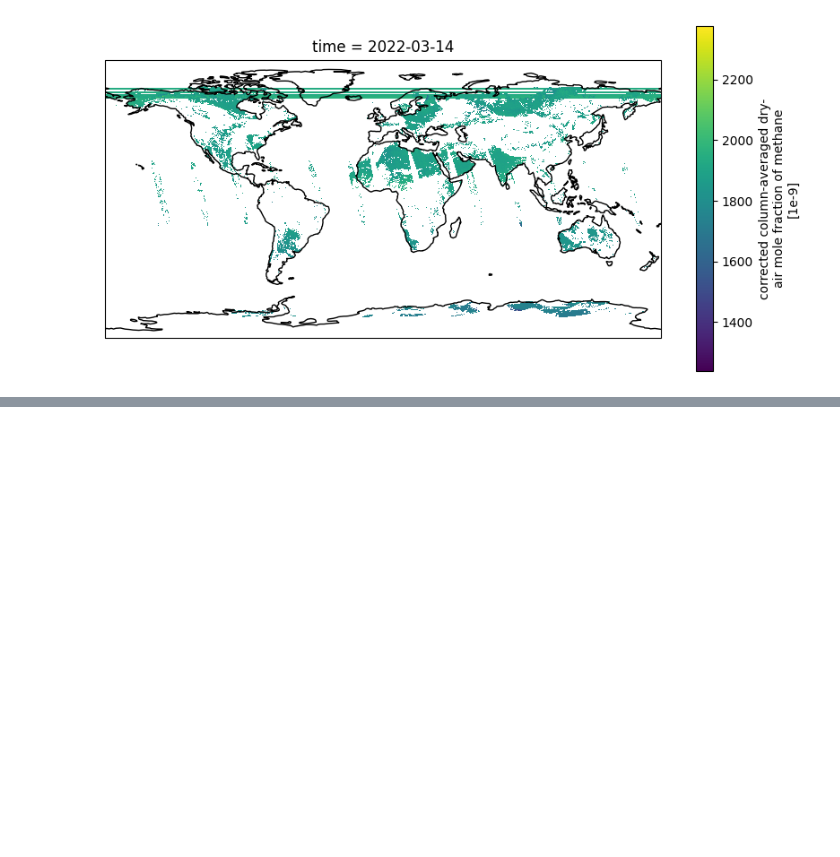
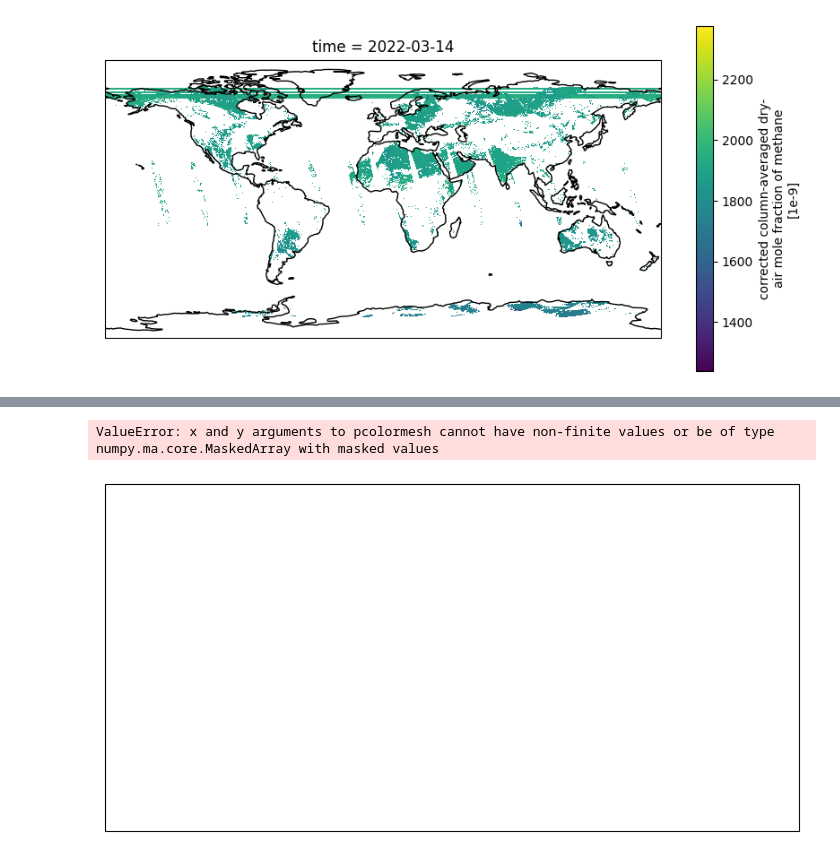
Before and after one commit to AronnePiperno/Air-Quality-Monitoring-Platform, a Jupyter notebook: globtest.ipynb, the cells around one changed output, grey strips where cells are left out. Cells and saved outputs as stored; diff of their text form; code cells hidden in the pictures; blank space fills up the shorter version.

```diff
--- a/globtest.ipynb
+++ b/globtest.ipynb
@@ -145,2 +145,2 @@ Data variables:
 # %%
-db_sel = db.sel(time='2023-05-14T21:00:00.000000000', method="nearest")
+db_sel = db.sel(time='2023-04-5T12:00:00.000000000', method="nearest")
@@ -148,0 +170,14 @@ InvalidIndexError: Reindexing only valid with uniquely valued Index objects
+# %%
+import cartopy.crs as ccrs
+from matplotlib import pyplot as plt
+
+fig = plt.figure(figsize=(10, 5))
+ax = plt.axes(projection=ccrs.PlateCarree())
+
+db_sel.methane_mixing_ratio_bias_corrected.plot.pcolormesh(ax=ax, x='longitude', y='latitude', add_colorbar=True)
+
+ax.set_global(); ax.coastlines()
+plt.show()
+# %% [output]
+ValueError: x and y arguments to pcolormesh cannot have non-finite values or be of type numpy.ma.core.MaskedArray with masked values
+[figure, added]
```
Also changed, not shown: parts of 4 cells of this notebook, 1 other file.
